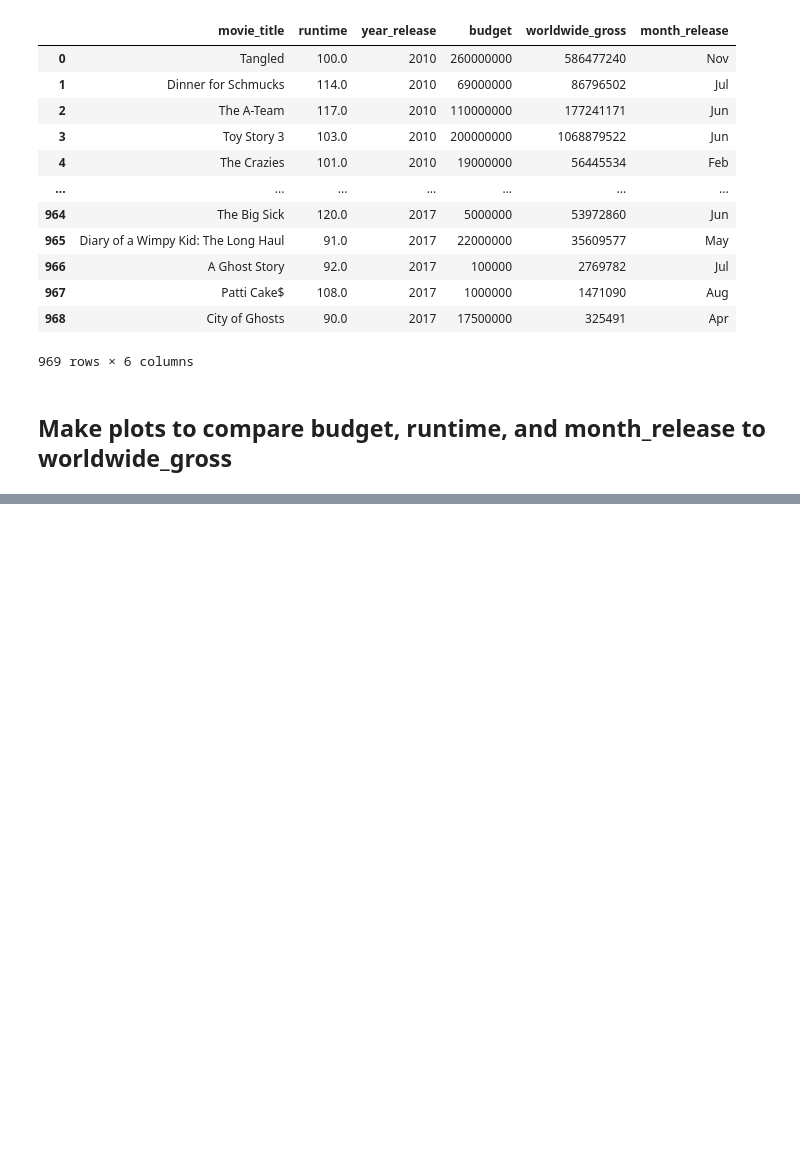
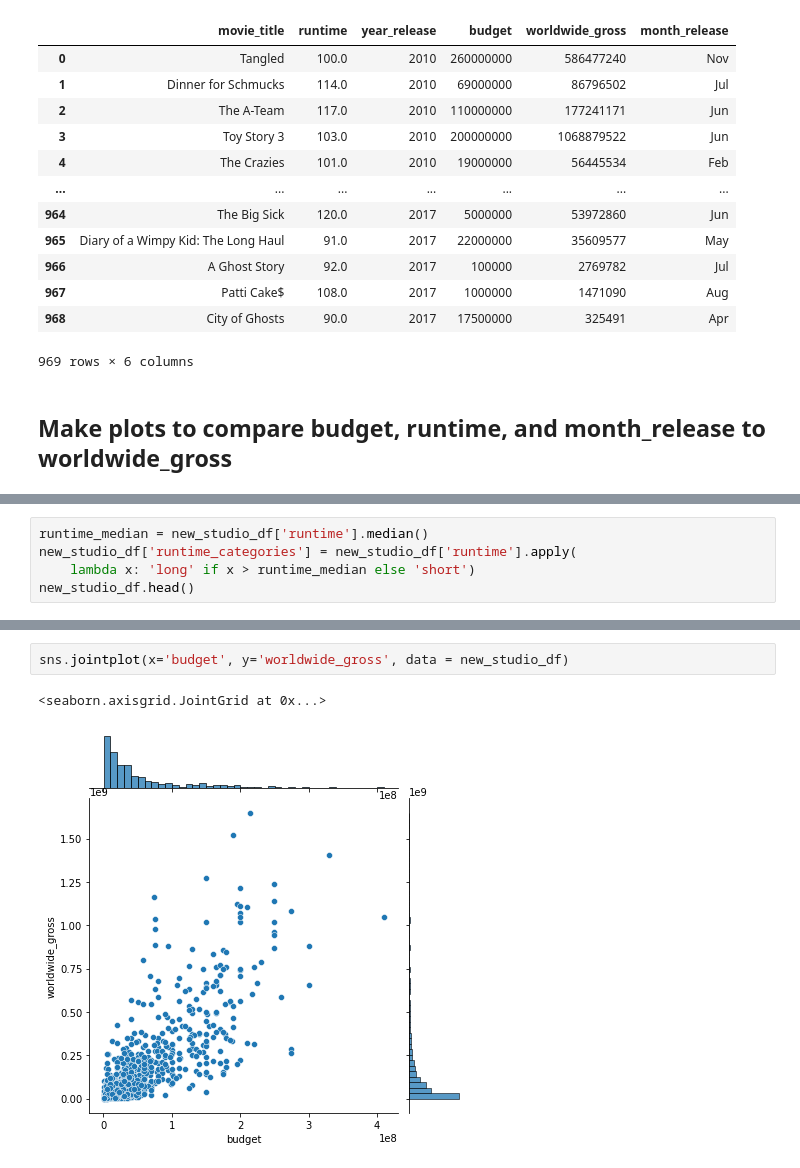
Before and after one commit to jsharing/Microsoft-Studio-Recommendations, a Jupyter notebook: student.ipynb, the cells around one changed output, grey strips where cells are left out. Cells and saved outputs as stored; diff of their text form; blank space fills up the shorter version.

```diff
--- a/student.ipynb
+++ b/student.ipynb
@@ -684,0 +728,5 @@ new_studio_df
+# %%
+runtime_median = new_studio_df['runtime'].median()
+new_studio_df['runtime_categories'] = new_studio_df['runtime'].apply(
+    lambda x: 'long' if x > runtime_median else 'short')
+new_studio_df.head()
@@ -684,0 +747,5 @@ new_studio_df
+# %%
+sns.jointplot(x='budget', y='worldwide_gross', data = new_studio_df)
+# %% [output]
+<seaborn.axisgrid.JointGrid at 0x...>
+[figure, added]
```
Also changed, not shown: parts of 35 cells of this notebook.
